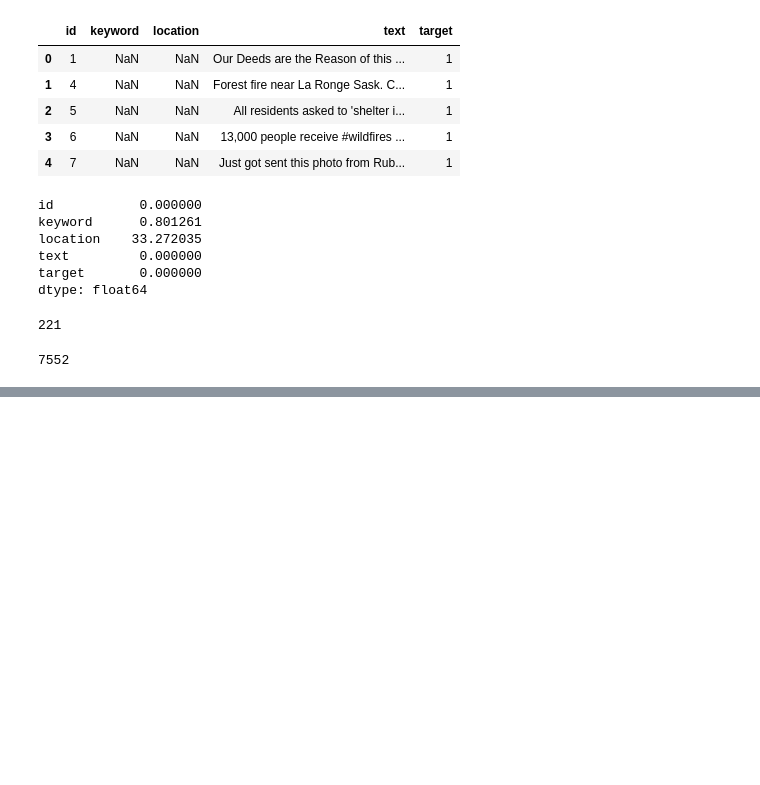
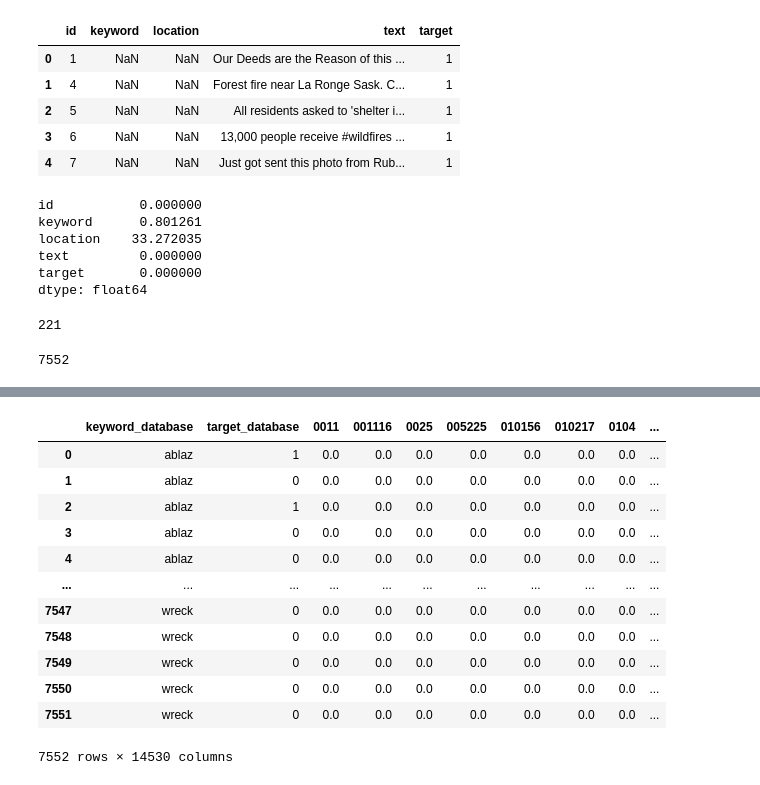
Before and after one commit to g0thier/Bloc-4, a Jupyter notebook: 01_import_dataset.ipynb, the cells around one changed output, grey strips where cells are left out. Cells and saved outputs as stored; diff of their text form; code cells hidden in the pictures; blank space fills up the shorter version.

```diff
--- a/01_import_dataset.ipynb
+++ b/01_import_dataset.ipynb
@@ -120,0 +163,6 @@ dataset
+# %%
+#dataset = dataset.drop(columns=['text'])
+print(f"keywords : {len(dataset['keyword'].unique())} / {len(dataset)}")
+dataset = dataset.rename(columns={"keyword": "keyword_database", "target": "target_database"})
+dataset = dataset.drop(columns=['text'])
+display(dataset.head())
@@ -120,0 +177,23 @@ dataset
+# %%
+dataset = dataset.reset_index().drop(columns='index')
+dataset_token = dataset_token.reset_index().drop(columns='index')
+
+dataset_with_token = pd.concat([dataset, dataset_token], axis=1)
+dataset_with_token = dataset_with_token.dropna(subset=['keyword_database', 'target_database'])
+dataset_with_token = dataset_with_token.drop(columns=['level_0'])
+
+dataset_with_token
+# %% [output]
+|  | keyword_database | target_database | 0011 | 001116 | 0025 | 005225 | 010156 | 010217 | 0104 | ... |
+| 0 | ablaz | 1 | 0.0 | 0.0 | 0.0 | 0.0 | 0.0 | 0.0 | 0.0 | ... |
+| 1 | ablaz | 0 | 0.0 | 0.0 | 0.0 | 0.0 | 0.0 | 0.0 | 0.0 | ... |
+| 2 | ablaz | 1 | 0.0 | 0.0 | 0.0 | 0.0 | 0.0 | 0.0 | 0.0 | ... |
+| 3 | ablaz | 0 | 0.0 | 0.0 | 0.0 | 0.0 | 0.0 | 0.0 | 0.0 | ... |
+| 4 | ablaz | 0 | 0.0 | 0.0 | 0.0 | 0.0 | 0.0 | 0.0 | 0.0 | ... |
+| ... | ... | ... | ... | ... | ... | ... | ... | ... | ... | ... |
+| 7547 | wreck | 0 | 0.0 | 0.0 | 0.0 | 0.0 | 0.0 | 0.0 | 0.0 | ... |
+| 7548 | wreck | 0 | 0.0 | 0.0 | 0.0 | 0.0 | 0.0 | 0.0 | 0.0 | ... |
+| 7549 | wreck | 0 | 0.0 | 0.0 | 0.0 | 0.0 | 0.0 | 0.0 | 0.0 | ... |
+| 7550 | wreck | 0 | 0.0 | 0.0 | 0.0 | 0.0 | 0.0 | 0.0 | 0.0 | ... |
+| 7551 | wreck | 0 | 0.0 | 0.0 | 0.0 | 0.0 | 0.0 | 0.0 | 0.0 | ... |
+7552 rows × 14530 columns
```
Also changed, not shown: parts of 8 cells of this notebook.
